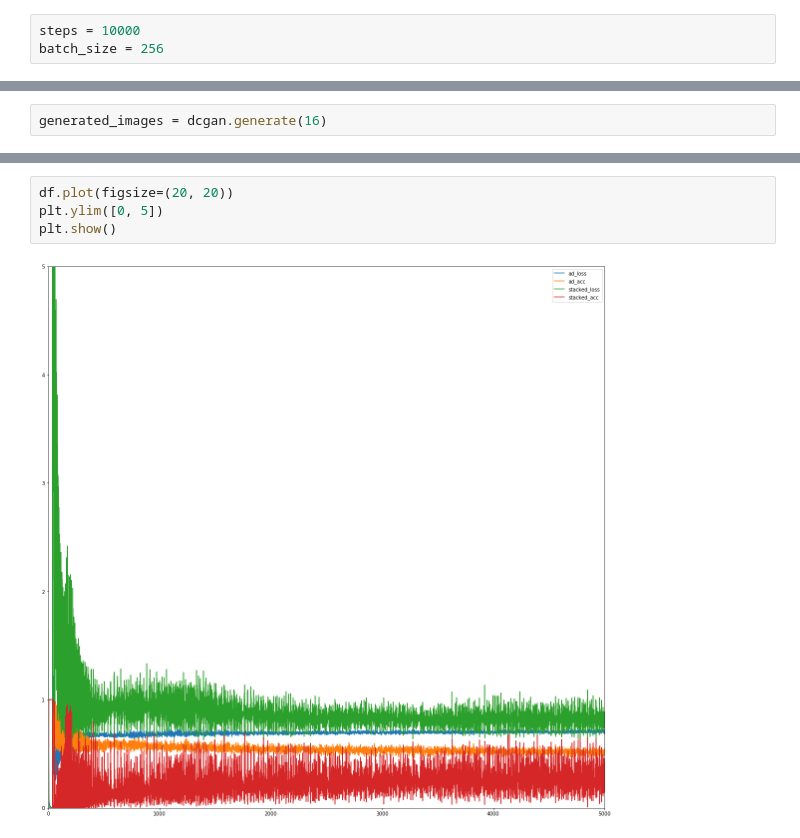
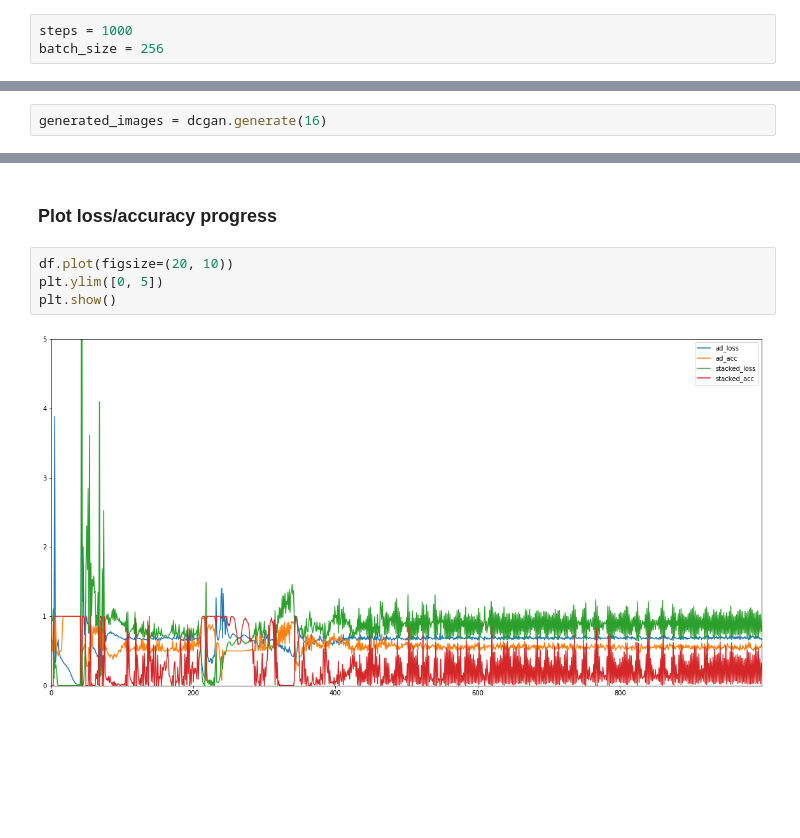
Before and after one commit to alegonz/KerasDCGAN, a Jupyter notebook: notebooks/main_ETL6_katakana.ipynb, the cells around one changed output, grey strips where cells are left out. Cells and saved outputs as stored; diff of their text form; blank space fills up the shorter version.

```diff
--- a/notebooks/main_ETL6_katakana.ipynb
+++ b/notebooks/main_ETL6_katakana.ipynb
@@ -92,7 +89,7 @@ Epoch 1/1
 # %% [markdown]
 #### Main training loop
 # %%
-steps = 10000
+steps = 1000
 batch_size = 256
 # %%
 df = pd.DataFrame(columns=['ad_loss', 'ad_acc', 'stacked_loss', 'stacked_acc'])
@@ -159,6 +121,8 @@ print(dcgan.discriminate(generated_images))
+# %% [markdown]
+### Plot loss/accuracy progress
 # %%
-df.plot(figsize=(20, 20))
+df.plot(figsize=(20, 10))
 plt.ylim([0, 5])
 plt.show()
 # %% [output]
-[figure, old version]
+[figure, new version]
```
Also changed, not shown: parts of 6 cells of this notebook, 7 other files.
